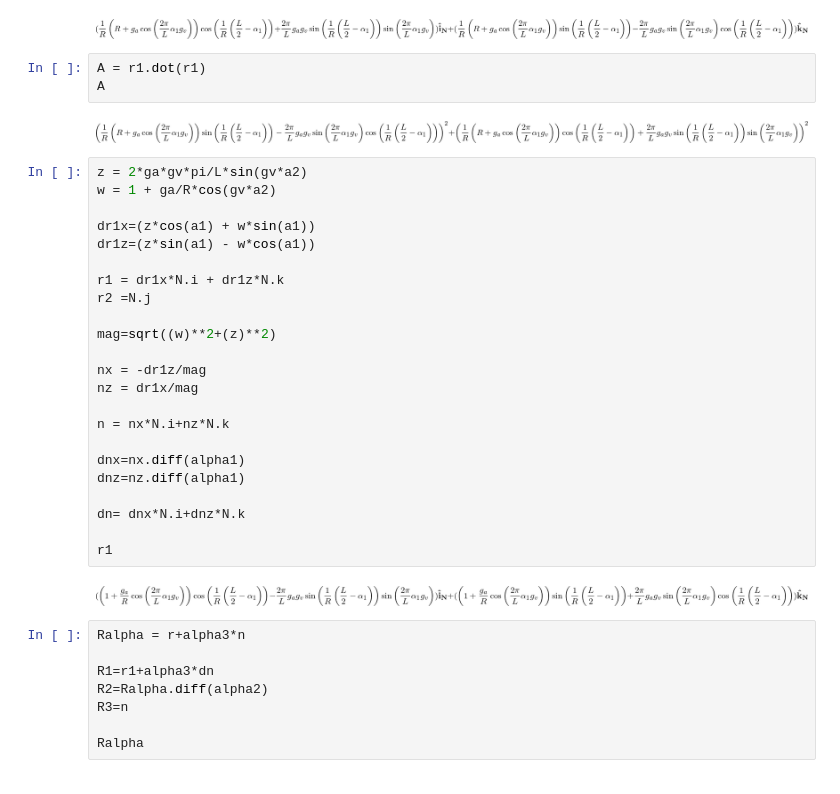
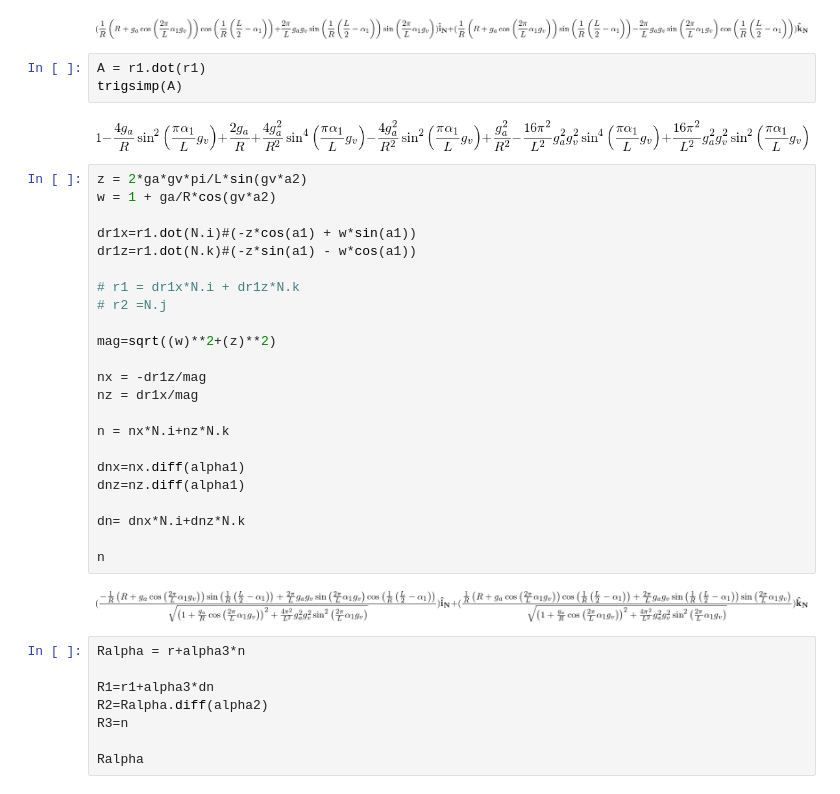
Before and after one commit to tarashor/vibrations, a Jupyter notebook: py/notebooks/MatricesForPlaneCorrugatedShellsNormal.ipynb, the cells around one changed output. Cells and saved outputs as stored; diff of their text form.

```diff
--- a/py/notebooks/MatricesForPlaneCorrugatedShellsNormal.ipynb
+++ b/py/notebooks/MatricesForPlaneCorrugatedShellsNormal.ipynb
@@ -61,18 +61,18 @@ r1
 [figure]
 # %%
 A = r1.dot(r1)
-A
+trigsimp(A)
 # %% [output]
-[figure, old version]
+[figure, new version]
 # %%
 z = 2*ga*gv*pi/L*sin(gv*a2)
 w = 1 + ga/R*cos(gv*a2)
 
-dr1x=(z*cos(a1) + w*sin(a1))
-dr1z=(z*sin(a1) - w*cos(a1))
+dr1x=r1.dot(N.i)#(-z*cos(a1) + w*sin(a1))
+dr1z=r1.dot(N.k)#(-z*sin(a1) - w*cos(a1))
 
-r1 = dr1x*N.i + dr1z*N.k
-r2 =N.j
+# r1 = dr1x*N.i + dr1z*N.k
+# r2 =N.j
 
 mag=sqrt((w)**2+(z)**2)
 
@@ -86,9 +86,9 @@ dnz=nz.diff(alpha1)
 
 dn= dnx*N.i+dnz*N.k
 
-r1
+n
 # %% [output]
-[figure, old version]
+[figure, new version]
 # %%
 Ralpha = r+alpha3*n
 
```
Also changed, not shown: parts of 4 cells of this notebook, 2 other files.
